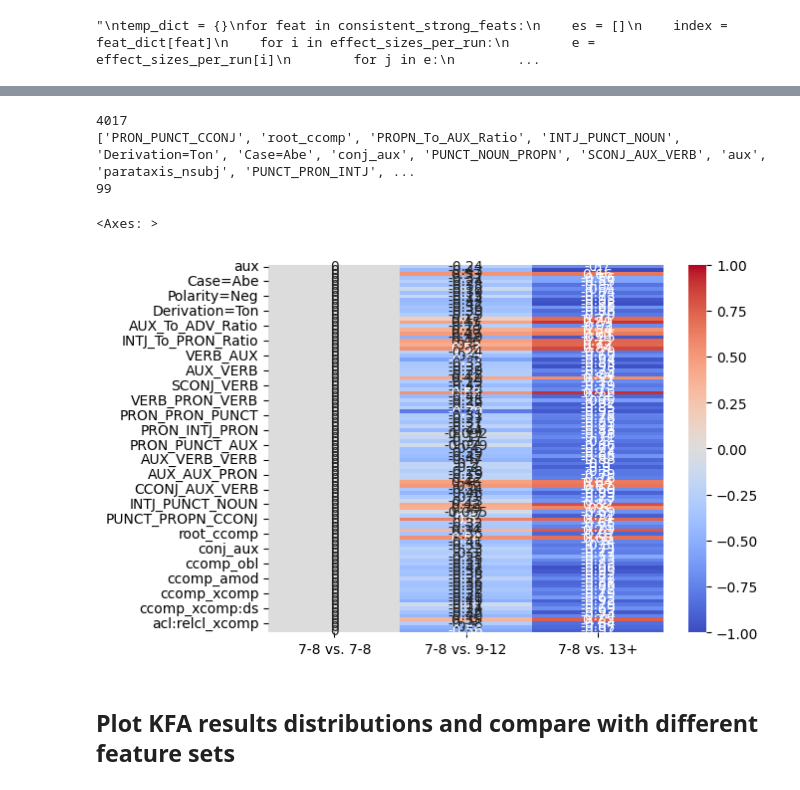
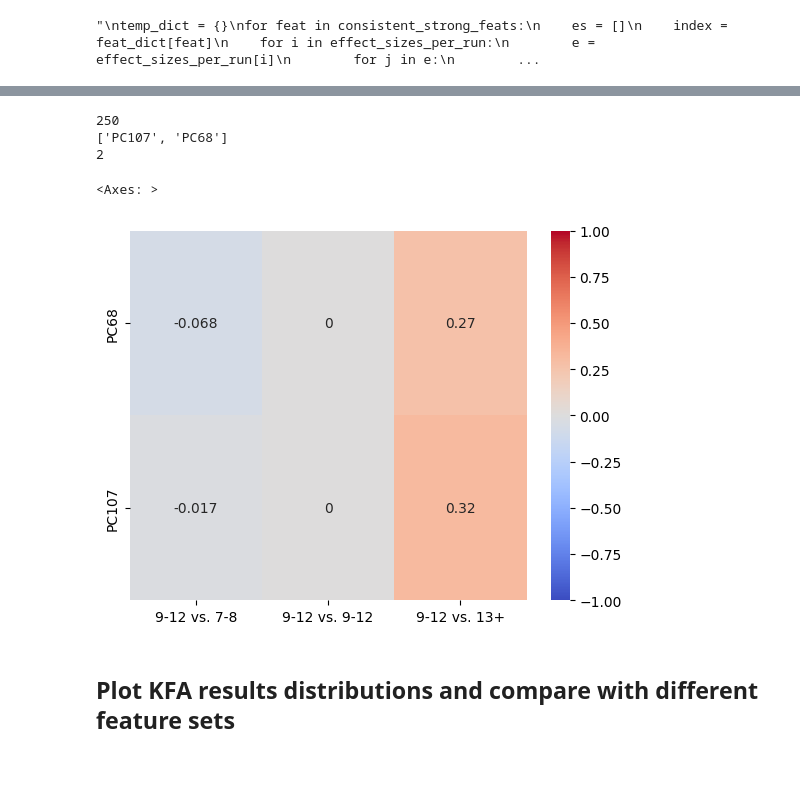
Before and after one commit to TurkuNLP/TCBC_feature_analysis, a Jupyter notebook: KFA_new_age_groups.ipynb, the cells around one changed output, grey strips where cells are left out. Drawn from its saved outputs; the diff is of its cells as text; code cells hidden in the pictures.

Commit message:
Various additions and tests in the KFA notebook. E.g. PCA and data normalization

```diff
--- a/KFA_new_age_groups.ipynb
+++ b/KFA_new_age_groups.ipynb
@@ -118,0 +133,19 @@ sns.heatmap(corr_coefs)
+# %%
+def minMaxNormalization(min_vector: list, max_vector:list, feature_vector:list):
+    """
+    Helper function for performing min-max normalization for feature vectors
+    """
+    to_return = []
+    for i in range(len(feature_vector)):
+        min_max_neg = (max_vector[i]-min_vector[i])
+        if min_max_neg == 0:
+            to_return.append(0)
+        else:
+            to_return.append((feature_vector[i]-min_vector[i])/(max_vector[i]-min_vector[i]))
+    return to_return
+# %%
+#Perform min-max standardization on the data
+maxs = all_values.max(axis=0)
+mins = all_values.min(axis=0)
+
+scaled_rows = np.array([minMaxNormalization(mins, maxs, x) for x in all_values])
@@ -122,7 +217,8 @@ sns.heatmap(corr_coefs)
 #Transforming list of items to dicts usable by the code below this block
 
 #Number of bootstrap runs
-RUNS = 1000
+#Adding this here again in case we want to do more runs inside the same notbook session without needing to wait for the original analysis on the books to be re-done
+#RUNS = 10000
 
 
 #Defining subcorpora
@@ -327,22 +425,25 @@ print(len(testing_df))
 #remove = ['root']
 # ,
 most_important = ['ccomp','vocative', 'nmod','nmod:gsubj','VerbForm=Part','Connegative=Yes', 'CCONJ', 'AUX','nummod','compound:nn', 'nsubj', 'Person=3', 'Case=Abe']
+
+#Choose one of the ones below to use for the visualizations. Either Strong+, Medium+, or Weak+ feats
+
 #most_important = consistent_strong_feats
-most_important = consistent_medium_feats
-#most_important = consistent_weak_feats
+#most_important = consistent_medium_feats
+most_important = consistent_weak_feats
 to_drop = [x for x in index_dict.values() if x not in most_important]
 print(most_important)
 testing_df_edited = testing_df.drop(to_drop)
 print(len(testing_df_edited))
 # %% [output]
-4017
-['PRON_PUNCT_CCONJ', 'root_ccomp', 'PROPN_To_AUX_Ratio', 'INTJ_PUNCT_NOUN', 'Derivation=Ton', 'Case=Abe', 'conj_aux', 'PUNCT_NOUN_PROPN', 'SCONJ_AUX_VERB', 'aux', 'parataxis_nsubj', 'PUNCT_PRON_INTJ', ...
-99
+250
+['PC107', 'PC68']
+2
 # %%
-sns.heatmap(testing_df_edited[sub_columns(ef_df.columns, '7')], cmap='coolwarm', vmin=-1, vmax=1, annot=True)
+sns.heatmap(testing_df_edited[sub_columns(ef_df.columns, '9')], cmap='coolwarm', vmin=-1, vmax=1, annot=True)
 # %% [output]
 <Axes: >
-[figure, old version]
+[figure, new version]
 # %% [markdown]
 ## Plot KFA results distributions and compare with different feature sets
 # %%
```
Also changed, not shown: parts of 43 cells of this notebook.
